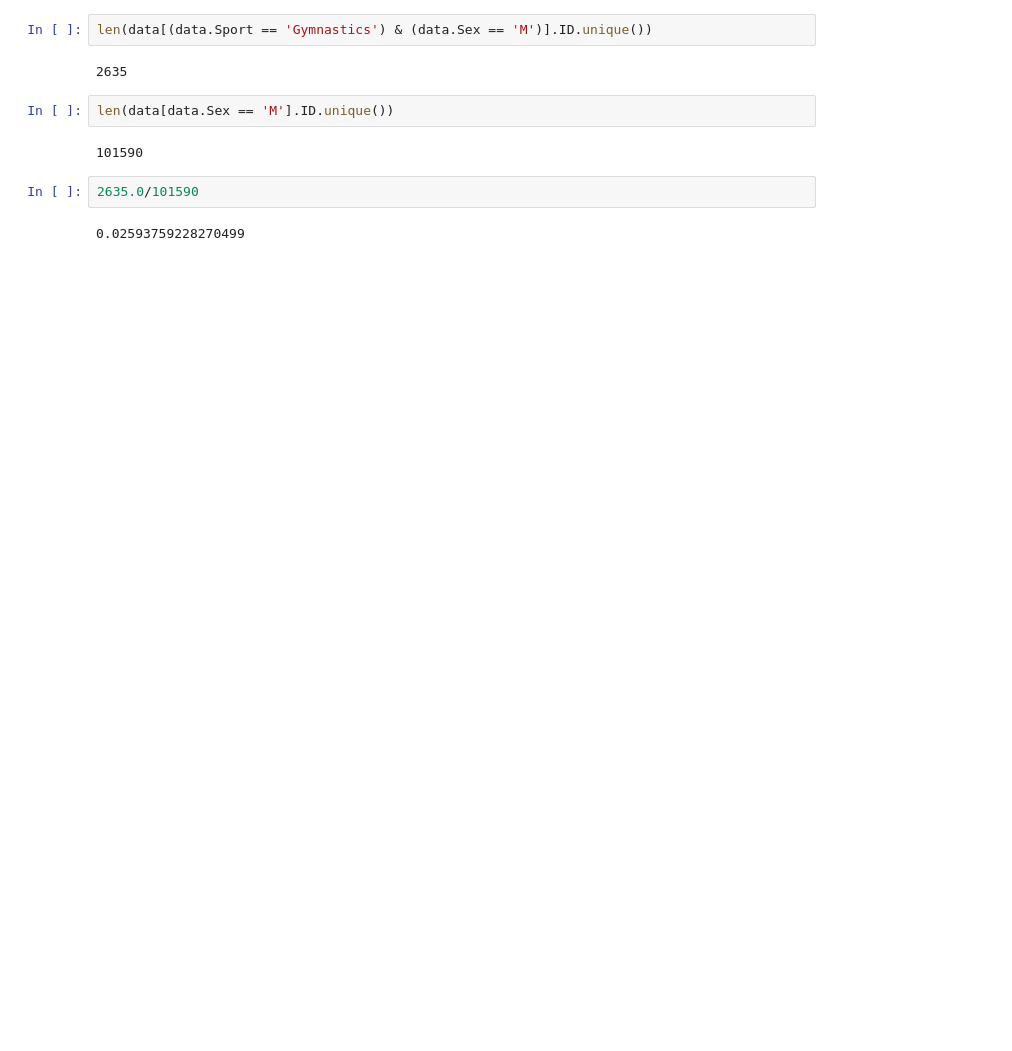
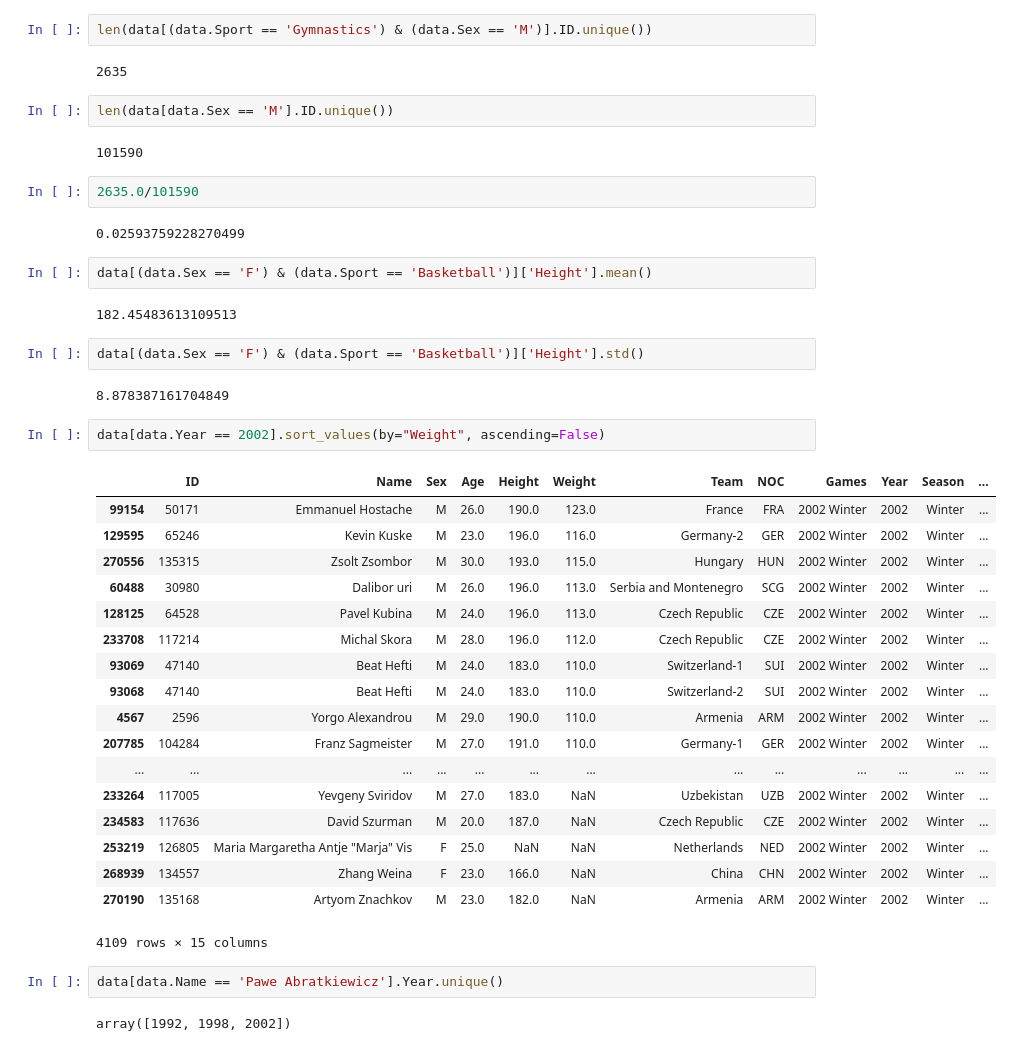
Before and after one commit to BurkovBA/OML, a Jupyter notebook: OpenMachineLearning/Assignment1/Assignment1.ipynb, the cells around one changed output. Saved outputs shown, nothing was run; the diff lists cells and outputs as text; blank space fills up the shorter version.

```diff
--- a/OpenMachineLearning/Assignment1/Assignment1.ipynb
+++ b/OpenMachineLearning/Assignment1/Assignment1.ipynb
@@ -45,3 +45,36 @@ len(data[data.Sex == 'M'].ID.unique())
 2635.0/101590
 # %% [output]
 0.02593759228270499
+# %%
+data[(data.Sex == 'F') & (data.Sport == 'Basketball')]['Height'].mean()
+# %% [output]
+182.45483613109513
+# %%
+data[(data.Sex == 'F') & (data.Sport == 'Basketball')]['Height'].std()
+# %% [output]
+8.878387161704849
+# %%
+data[data.Year == 2002].sort_values(by="Weight", ascending=False)
+# %% [output]
+|  | ID | Name | Sex | Age | Height | Weight | Team | NOC | Games | Year | Season | ... |
+| 99154 | 50171 | Emmanuel Hostache | M | 26.0 | 190.0 | 123.0 | France | FRA | 2002 Winter | 2002 | Winter | ... |
+| 129595 | 65246 | Kevin Kuske | M | 23.0 | 196.0 | 116.0 | Germany-2 | GER | 2002 Winter | 2002 | Winter | ... |
+| 270556 | 135315 | Zsolt Zsombor | M | 30.0 | 193.0 | 115.0 | Hungary | HUN | 2002 Winter | 2002 | Winter | ... |
+| 60488 | 30980 | Dalibor uri | M | 26.0 | 196.0 | 113.0 | Serbia and Montenegro | SCG | 2002 Winter | 2002 | Winter | ... |
+| 128125 | 64528 | Pavel Kubina | M | 24.0 | 196.0 | 113.0 | Czech Republic | CZE | 2002 Winter | 2002 | Winter | ... |
+| 233708 | 117214 | Michal Skora | M | 28.0 | 196.0 | 112.0 | Czech Republic | CZE | 2002 Winter | 2002 | Winter | ... |
+| 93069 | 47140 | Beat Hefti | M | 24.0 | 183.0 | 110.0 | Switzerland-1 | SUI | 2002 Winter | 2002 | Winter | ... |
+| 93068 | 47140 | Beat Hefti | M | 24.0 | 183.0 | 110.0 | Switzerland-2 | SUI | 2002 Winter | 2002 | Winter | ... |
+| 4567 | 2596 | Yorgo Alexandrou | M | 29.0 | 190.0 | 110.0 | Armenia | ARM | 2002 Winter | 2002 | Winter | ... |
+| 207785 | 104284 | Franz Sagmeister | M | 27.0 | 191.0 | 110.0 | Germany-1 | GER | 2002 Winter | 2002 | Winter | ... |
+| ... | ... | ... | ... | ... | ... | ... | ... | ... | ... | ... | ... | ... |
+| 233264 | 117005 | Yevgeny Sviridov | M | 27.0 | 183.0 | NaN | Uzbekistan | UZB | 2002 Winter | 2002 | Winter | ... |
+| 234583 | 117636 | David Szurman | M | 20.0 | 187.0 | NaN | Czech Republic | CZE | 2002 Winter | 2002 | Winter | ... |
+| 253219 | 126805 | Maria Margaretha Antje "Marja" Vis | F | 25.0 | NaN | NaN | Netherlands | NED | 2002 Winter | 2002 | Winter | ... |
+| 268939 | 134557 | Zhang Weina | F | 23.0 | 166.0 | NaN | China | CHN | 2002 Winter | 2002 | Winter | ... |
+| 270190 | 135168 | Artyom Znachkov | M | 23.0 | 182.0 | NaN | Armenia | ARM | 2002 Winter | 2002 | Winter | ... |
+4109 rows × 15 columns
+# %%
+data[data.Name == 'Pawe Abratkiewicz'].Year.unique()
+# %% [output]
+array([1992, 1998, 2002])
```
Also changed, not shown: parts of 11 cells of this notebook.
